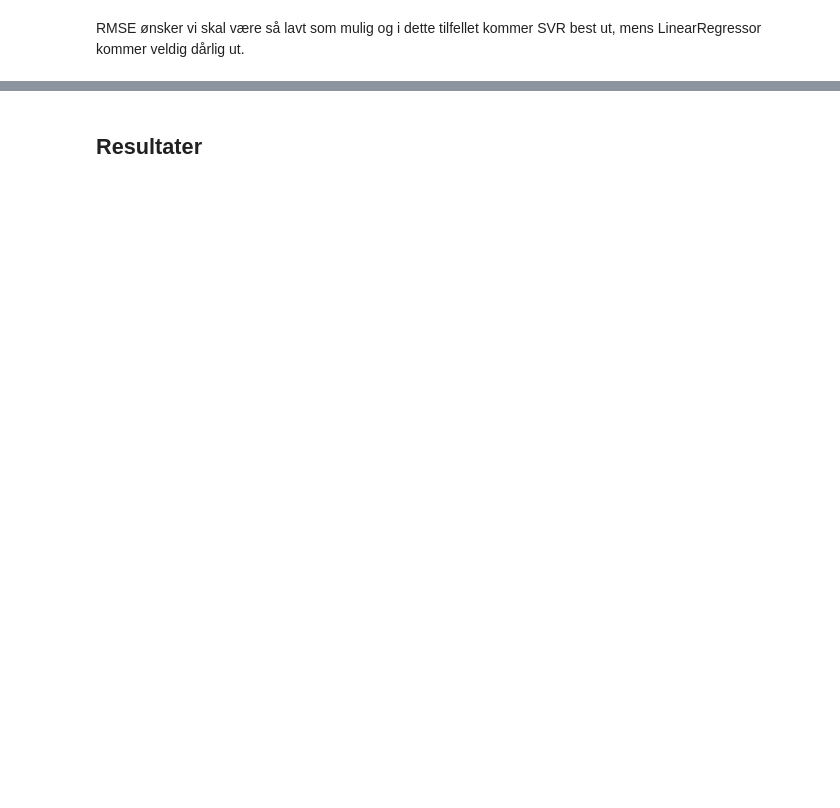
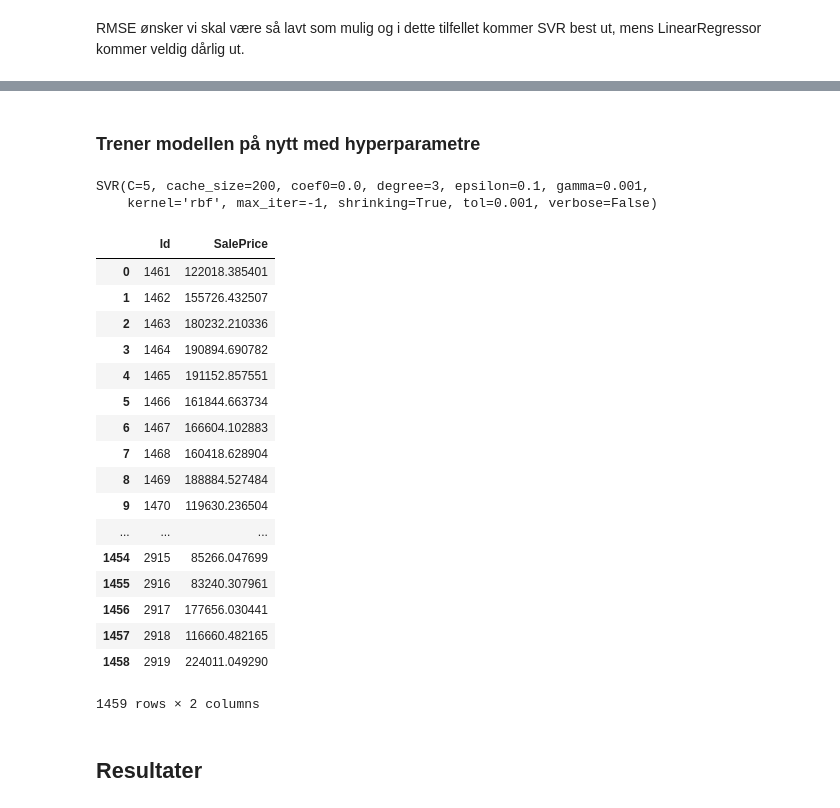
Before and after one commit to sebastianberge/ames-housing-prices, a Jupyter notebook: Ames - Housing Prices.ipynb, the cells around one changed output, grey strips where cells are left out. Cells and saved outputs as stored; diff of their text form; code cells hidden in the pictures; blank space fills up the shorter version.

```diff
--- a/Ames - Housing Prices.ipynb
+++ b/Ames - Housing Prices.ipynb
@@ -554,0 +557,7 @@ RMSE ønsker vi skal være så lavt som mulig og i dette tilfellet kommer SVR be
+# %%
+def cross_validation(model):
+    from sklearn.model_selection import cross_val_score
+    val_score = cross_val_score(model, df_train_final, y_train, cv=10, n_jobs= -1, scoring = 'neg_mean_squared_error')
+    sq_val_score = np.sqrt(-1*val_score)
+    r_val_score = np.round(sq_val_score, 5)
+    return r_val_score.mean()
@@ -554,0 +566,5 @@ RMSE ønsker vi skal være så lavt som mulig og i dette tilfellet kommer SVR be
+# %%
+models = [dt, kn, svr]
+cross_val_scores = []
+for model in models:
+    cross_val_scores.append(cross_validation(model))
@@ -554,0 +613,2 @@ RMSE ønsker vi skal være så lavt som mulig og i dette tilfellet kommer SVR be
+# %% [markdown]
+### Trener modellen på nytt med hyperparametre
@@ -555,2 +617,34 @@ RMSE ønsker vi skal være så lavt som mulig og i dette tilfellet kommer SVR be
+# %%
+svm_opt.fit(df_train_final, y_train)
+# %% [output]
+SVR(C=5, cache_size=200, coef0=0.0, degree=3, epsilon=0.1, gamma=0.001,
+    kernel='rbf', max_iter=-1, shrinking=True, tol=0.001, verbose=False)
+# %%
+ y_pred = np.expm1(model.predict(df_test_final))
+# %%
+submission = pd.DataFrame()
+submission['Id']= test.Id
+submission['SalePrice'] = y_pred
+# %%
+submission
+# %% [output]
+|  | Id | SalePrice |
+| 0 | 1461 | 122018.385401 |
+| 1 | 1462 | 155726.432507 |
+| 2 | 1463 | 180232.210336 |
+| 3 | 1464 | 190894.690782 |
+| 4 | 1465 | 191152.857551 |
+| 5 | 1466 | 161844.663734 |
+| 6 | 1467 | 166604.102883 |
+| 7 | 1468 | 160418.628904 |
+| 8 | 1469 | 188884.527484 |
+| 9 | 1470 | 119630.236504 |
+| ... | ... | ... |
+| 1454 | 2915 | 85266.047699 |
+| 1455 | 2916 | 83240.307961 |
+| 1456 | 2917 | 177656.030441 |
+| 1457 | 2918 | 116660.482165 |
+| 1458 | 2919 | 224011.049290 |
+1459 rows × 2 columns
 # %% [markdown]
 ## Resultater <a name="resultater"></a>
```
Also changed, not shown: parts of 16 cells of this notebook.
